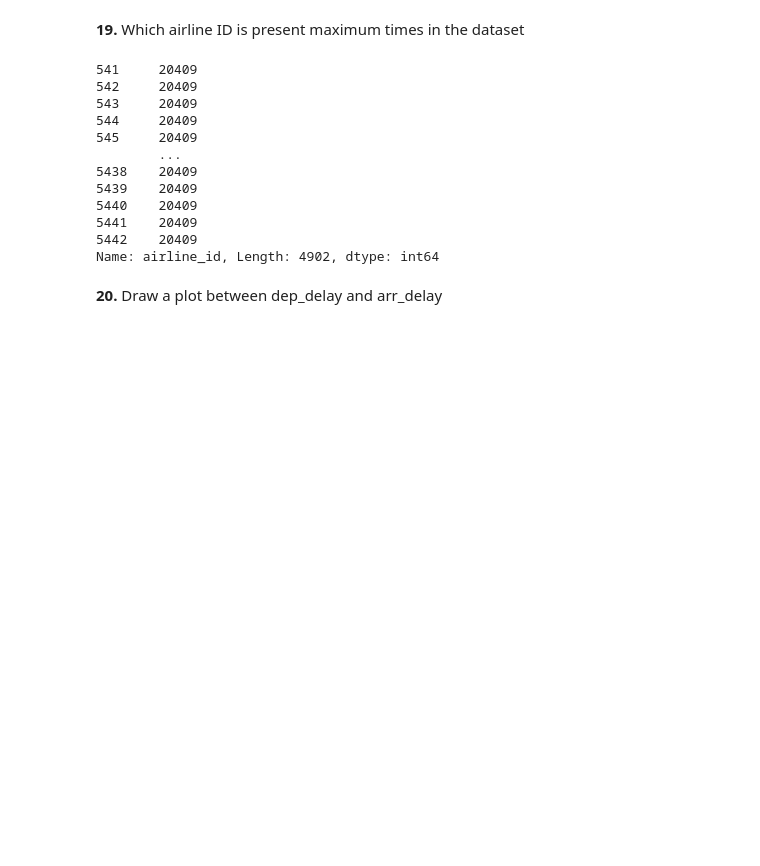
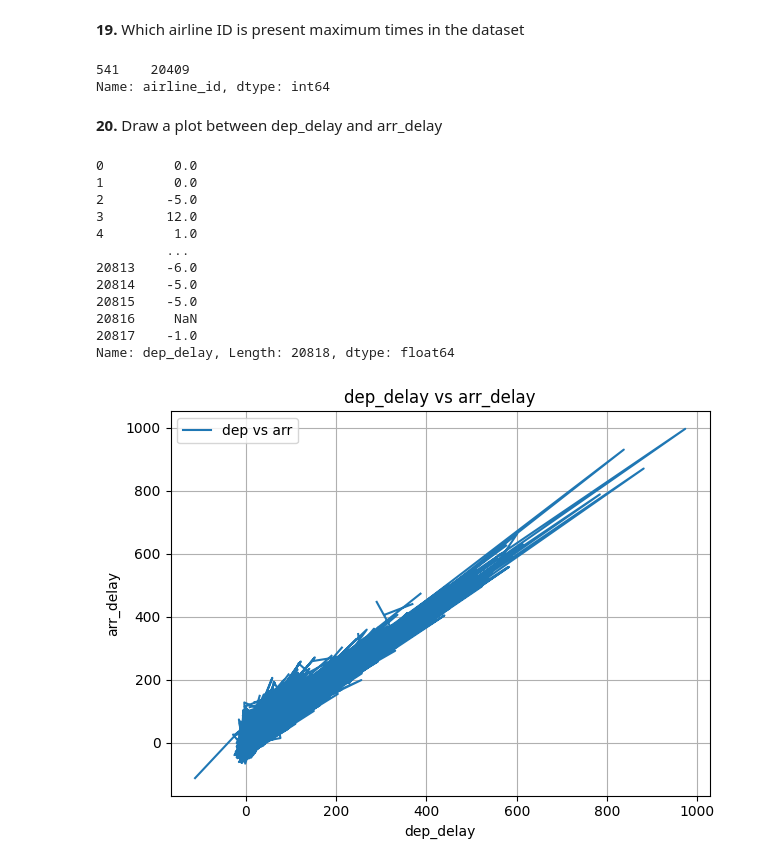
Before and after one commit to insreeraj/ict_test_15-11, a Jupyter notebook: sreeraj_comp.ipynb, the cells around one changed output. Saved outputs shown, nothing was run; the diff lists cells and outputs as text; code cells hidden in the pictures; blank space fills up the shorter version.

```diff
--- a/sreeraj_comp.ipynb
+++ b/sreeraj_comp.ipynb
@@ -253,21 +270,44 @@ print(airlinedf.head())
 # print(maxcountdf)
 
 airlinedf['cnt'] = airlinedf.groupby(['airline_id'])['airline_id'].transform('count')
-print(airlinedf[airlinedf.cnt == airlinedf.cnt.max()].airline_id)
+max_airline =airlinedf[airlinedf.cnt == airlinedf.cnt.max()].iloc[[0]]
+print(max_airline['airline_id'])
 
 #print(airlinedf['count'].max())
 # %% [output]
-541     20409
-542     20409
-543     20409
-544     20409
-545     20409
-        ...
-5438    20409
-5439    20409
-5440    20409
-5441    20409
-5442    20409
-Name: airline_id, Length: 4902, dtype: int64
+541    20409
+Name: airline_id, dtype: int64
 # %% [markdown]
 **20.** Draw a plot between dep_delay and arr_delay
+# %%
+
+from matplotlib import pyplot as plt
+dep_delaydf = airlinedf.dep_delay
+arr_delaydf =airlinedf.arr_delay
+plt.plot(dep_delaydf, arr_delaydf, label='dep vs arr')
+print(dep_delaydf)
+plt.xlabel('dep_delay')
+plt.ylabel('arr_delay')
+plt.title('dep_delay vs arr_delay')
+
+plt.legend()
+plt.grid(True)
+plt.tight_layout()
+
+plt.savefig('plot.png')
+
+plt.show()
+# %% [output]
+0         0.0
+1         0.0
+2        -5.0
+3        12.0
+4         1.0
+         ...
+20813    -6.0
+20814    -5.0
+20815    -5.0
+20816     NaN
+20817    -1.0
+Name: dep_delay, Length: 20818, dtype: float64
+[figure, added]
```
Also changed, not shown: parts of 2 cells of this notebook.
